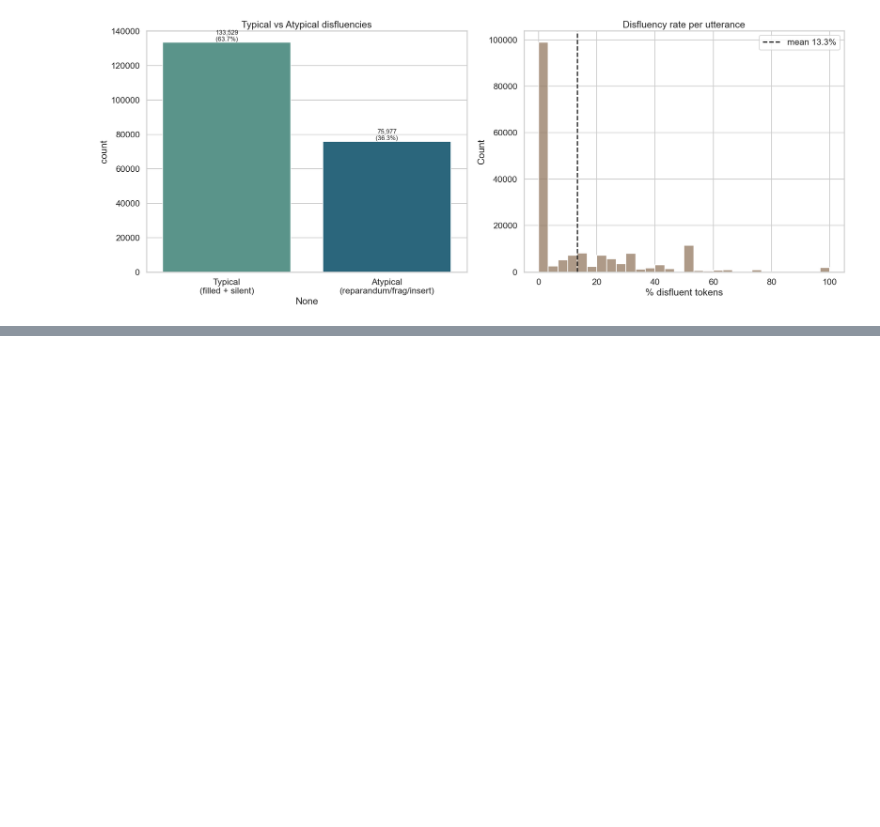
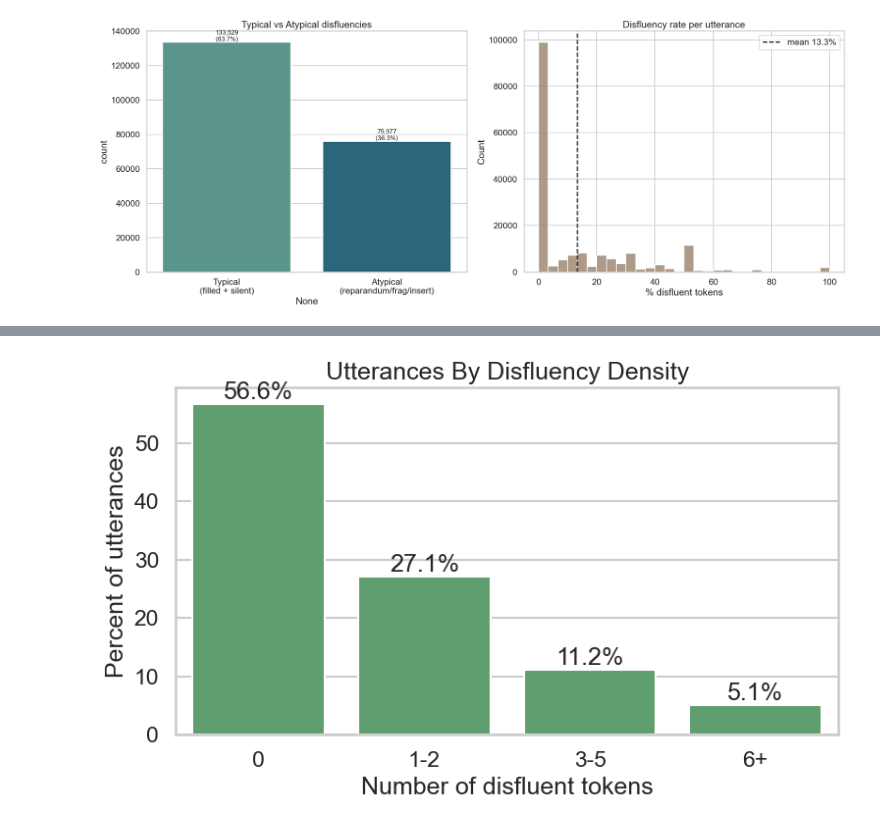
Before and after one commit to lwwws/disfluency-insertion, a Jupyter notebook: visiting.ipynb, the cells around one changed output, grey strips where cells are left out. Saved outputs shown, nothing was run; the diff lists cells and outputs as text; code cells hidden in the pictures; blank space fills up the shorter version.

```diff
--- a/visiting.ipynb
+++ b/visiting.ipynb
@@ -288,0 +382,21 @@ plt.tight_layout(); plt.show()
+# %%
+def disfluency_bucket(n):
+    if n == 0:
+        return "0"
+    if n <= 2:
+        return "1-2"
+    if n <= 5:
+        return "3-5"
+    return "6+"
+
+df["disfluency_bucket"] = df["n_disfl_tokens"].apply(disfluency_bucket)
+
+bucket_counts = df["disfluency_bucket"].value_counts().reindex(["0", "1-2", "3-5", "6+"])
+bucket_percent = bucket_counts / bucket_counts.sum() * 100
+
+bucket_table = pd.DataFrame({
+    "count": bucket_counts,
+    "percent": bucket_percent.round(2)
+})
+
+bucket_table
@@ -288,0 +410,20 @@ plt.tight_layout(); plt.show()
+# %%
+plt.figure(figsize=(8, 5))
+
+sns.barplot(
+    x=bucket_table.index,
+    y=bucket_table["percent"],
+    color="#55A868"
+)
+
+plt.title("Utterances By Disfluency Density")
+plt.xlabel("Number of disfluent tokens")
+plt.ylabel("Percent of utterances")
+
+for i, value in enumerate(bucket_table["percent"]):
+    plt.text(i, value, f"{value:.1f}%", ha="center", va="bottom")
+
+plt.tight_layout()
+plt.show()
+# %% [output]
+[figure, added]
```
Also changed, not shown: parts of 13 cells of this notebook.
